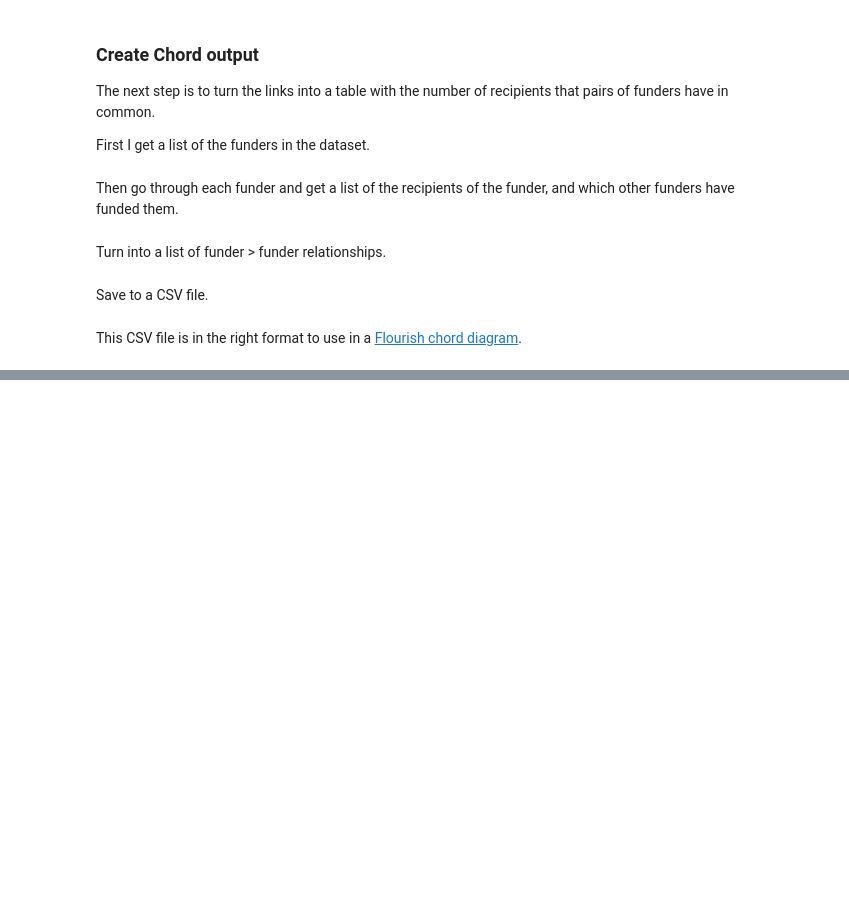
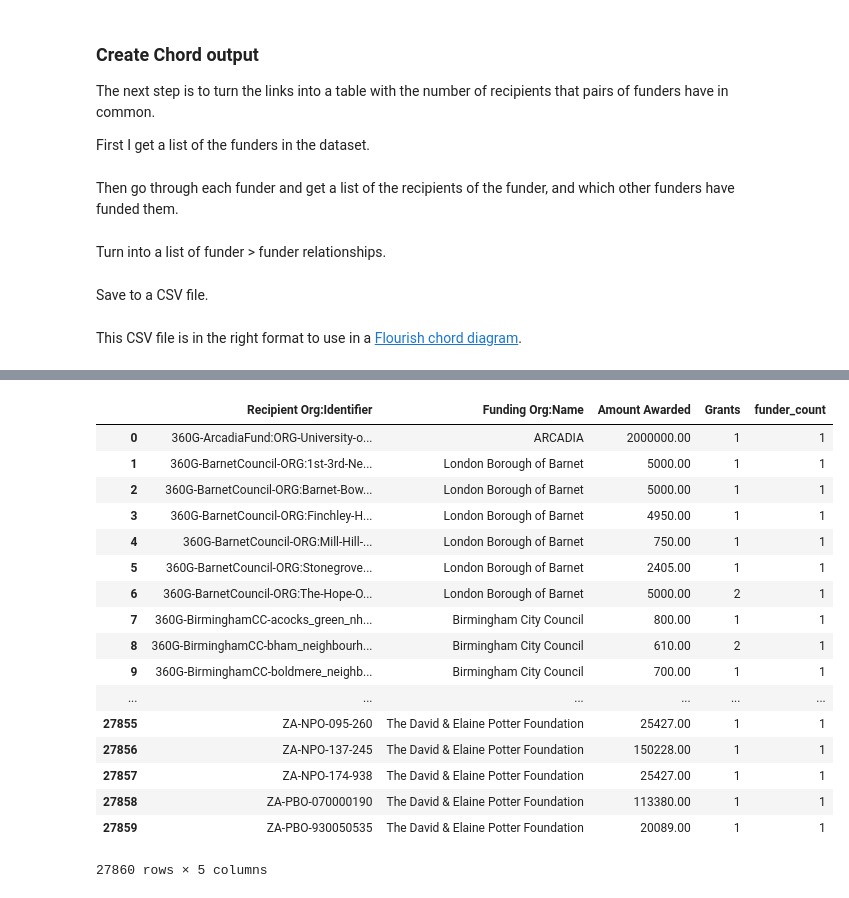
Before and after one commit to drkane/360g-network, a Jupyter notebook: prepare-chord-diagram.ipynb, the cells around one changed output, grey strips where cells are left out. Saved outputs shown, nothing was run; the diff lists cells and outputs as text; code cells hidden in the pictures; blank space fills up the shorter version.

```diff
--- a/prepare-chord-diagram.ipynb
+++ b/prepare-chord-diagram.ipynb
@@ -198,0 +210,28 @@ This CSV file is in the right format to use in a [Flourish chord diagram](https:
+# %%
+funder_count = to_use.groupby(
+    ["Recipient Org:Identifier", "Funding Org:Name"]
+).sum()[
+    ["Amount Awarded", "Grants"]
+].reset_index().join(
+    link_recipients.rename('funder_count'), on='Recipient Org:Identifier'
+)
+funder_count
+# %% [output]
+|  | Recipient Org:Identifier | Funding Org:Name | Amount Awarded | Grants | funder_count |
+| 0 | 360G-ArcadiaFund:ORG-University-o... | ARCADIA | 2000000.00 | 1 | 1 |
+| 1 | 360G-BarnetCouncil-ORG:1st-3rd-Ne... | London Borough of Barnet | 5000.00 | 1 | 1 |
+| 2 | 360G-BarnetCouncil-ORG:Barnet-Bow... | London Borough of Barnet | 5000.00 | 1 | 1 |
+| 3 | 360G-BarnetCouncil-ORG:Finchley-H... | London Borough of Barnet | 4950.00 | 1 | 1 |
+| 4 | 360G-BarnetCouncil-ORG:Mill-Hill-... | London Borough of Barnet | 750.00 | 1 | 1 |
+| 5 | 360G-BarnetCouncil-ORG:Stonegrove... | London Borough of Barnet | 2405.00 | 1 | 1 |
+| 6 | 360G-BarnetCouncil-ORG:The-Hope-O... | London Borough of Barnet | 5000.00 | 2 | 1 |
+| 7 | 360G-BirminghamCC-acocks_green_nh... | Birmingham City Council | 800.00 | 1 | 1 |
+| 8 | 360G-BirminghamCC-bham_neighbourh... | Birmingham City Council | 610.00 | 2 | 1 |
+| 9 | 360G-BirminghamCC-boldmere_neighb... | Birmingham City Council | 700.00 | 1 | 1 |
+| ... | ... | ... | ... | ... | ... |
+| 27855 | ZA-NPO-095-260 | The David & Elaine Potter Foundation | 25427.00 | 1 | 1 |
+| 27856 | ZA-NPO-137-245 | The David & Elaine Potter Foundation | 150228.00 | 1 | 1 |
+| 27857 | ZA-NPO-174-938 | The David & Elaine Potter Foundation | 25427.00 | 1 | 1 |
+| 27858 | ZA-PBO-070000190 | The David & Elaine Potter Foundation | 113380.00 | 1 | 1 |
+| 27859 | ZA-PBO-930050535 | The David & Elaine Potter Foundation | 20089.00 | 1 | 1 |
+27860 rows × 5 columns
```
Also changed, not shown: parts of 6 cells of this notebook, 1 other file.
